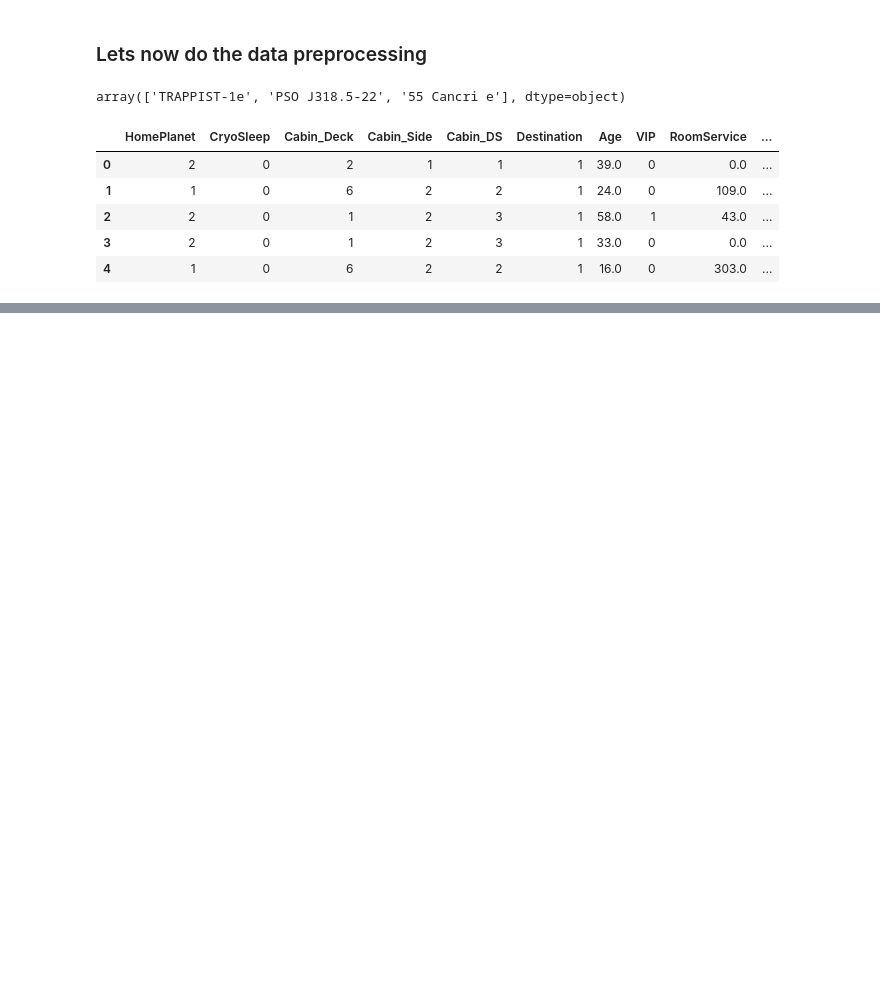
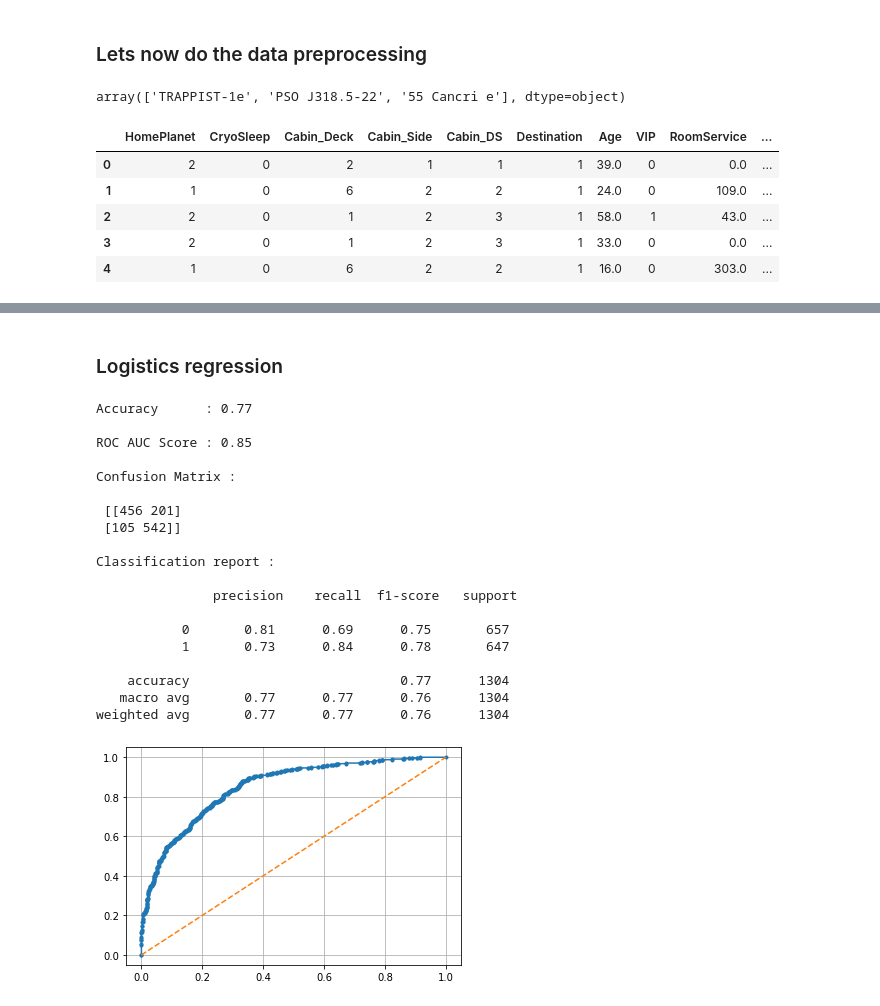
Before and after one commit to SharanKalyan/Spaceship-Titanic-Kaggle, a Jupyter notebook: 3_Machine_Learning.ipynb, the cells around one changed output, grey strips where cells are left out. Drawn from its saved outputs; the diff is of its cells as text; code cells hidden in the pictures; blank space fills up the shorter version.

```diff
--- a/3_Machine_Learning.ipynb
+++ b/3_Machine_Learning.ipynb
@@ -61,3 +77,13 @@ ml.head()
 | 2 | 2 | 0 | 1 | 2 | 3 | 1 | 58.0 | 1 | 43.0 | ... |
 | 3 | 2 | 0 | 1 | 2 | 3 | 1 | 33.0 | 0 | 0.0 | ... |
 | 4 | 1 | 0 | 6 | 2 | 2 | 1 | 16.0 | 0 | 303.0 | ... |
+# %%
+lr = LogisticRegression()
+kn = KNeighborsClassifier()
+dt = DecisionTreeClassifier()
+rf = RandomForestClassifier()
+gb = GradientBoostingClassifier()
+xgb = XGBClassifier()
+xgbrf = XGBRFClassifier()
+cat = CatBoostClassifier(verbose=False)
+lgb = LGBMClassifier()
@@ -63,0 +110,46 @@ ml.head()
+# %%
+x = ml.drop('Transported',axis=1)
+y = ml.Transported
+# %%
+xtrain,xtest,ytrain,ytest = train_test_split(x,y,test_size=0.15, random_state=42)
+# %% [markdown]
+### Logistics regression
+# %%
+lr.fit(xtrain,ytrain)
+lr_test_pred = lr.predict(xtest)
+lr_test_pp = lr.predict_proba(xtest)
+lr_test_pp = lr_test_pp[:,1]
+lr_acc = accuracy_score(ytest,lr_test_pred)
+lr_cf = confusion_matrix(ytest,lr_test_pred)
+lr_cr = classification_report(ytest,lr_test_pred)
+lr_roc = roc_auc_score(ytest,lr_test_pp)
+print('\nAccuracy      :',round(lr_acc,2))
+print('\nROC AUC Score :',round(lr_roc,2))
+print('\nConfusion Matrix :\n\n',lr_cf)
+print('\nClassification report :\n\n',lr_cr)
+fpr,tpr,thres = roc_curve(ytest,lr_test_pp)
+plt.plot(fpr,tpr,marker='.')
+plt.plot([0,1],linestyle='--')
+plt.grid()
+plt.show()
+# %% [output]
+Accuracy      : 0.77
+
+ROC AUC Score : 0.85
+
+Confusion Matrix :
+
+ [[456 201]
+ [105 542]]
+
+Classification report :
+
+               precision    recall  f1-score   support
+
+           0       0.81      0.69      0.75       657
+           1       0.73      0.84      0.78       647
+
+    accuracy                           0.77      1304
+   macro avg       0.77      0.77      0.76      1304
+weighted avg       0.77      0.77      0.76      1304
+[figure, added]
```
Also changed, not shown: parts of 44 cells of this notebook.
